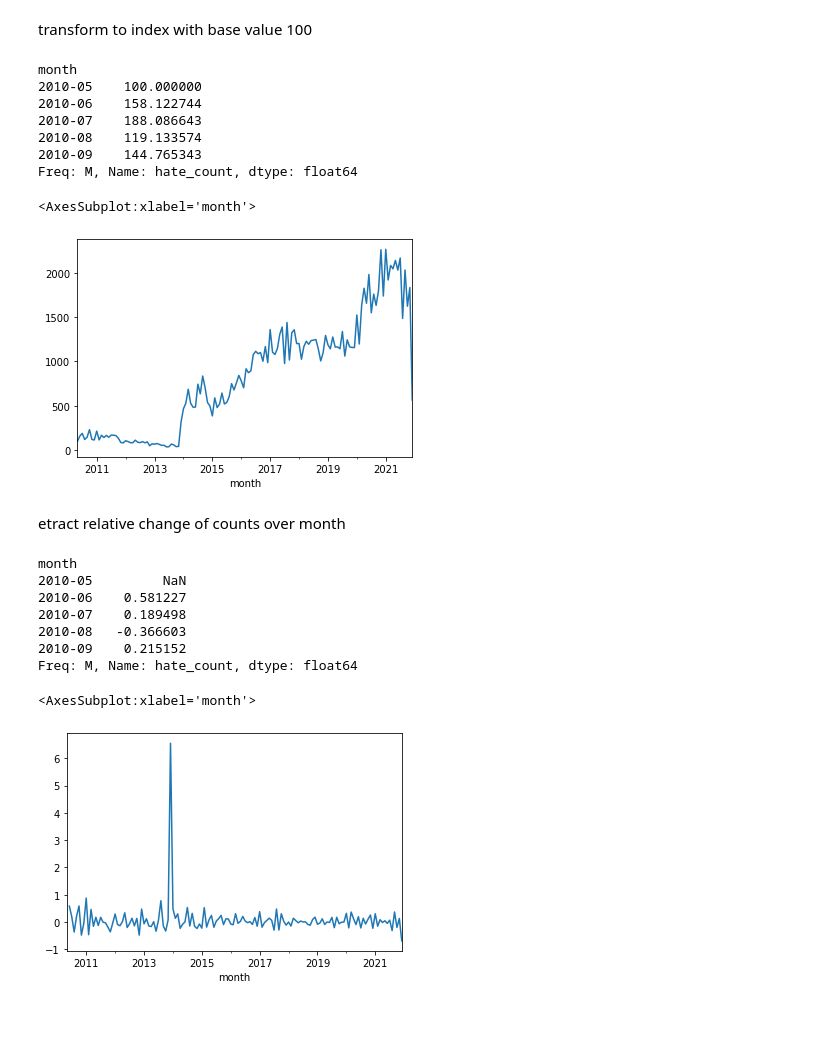
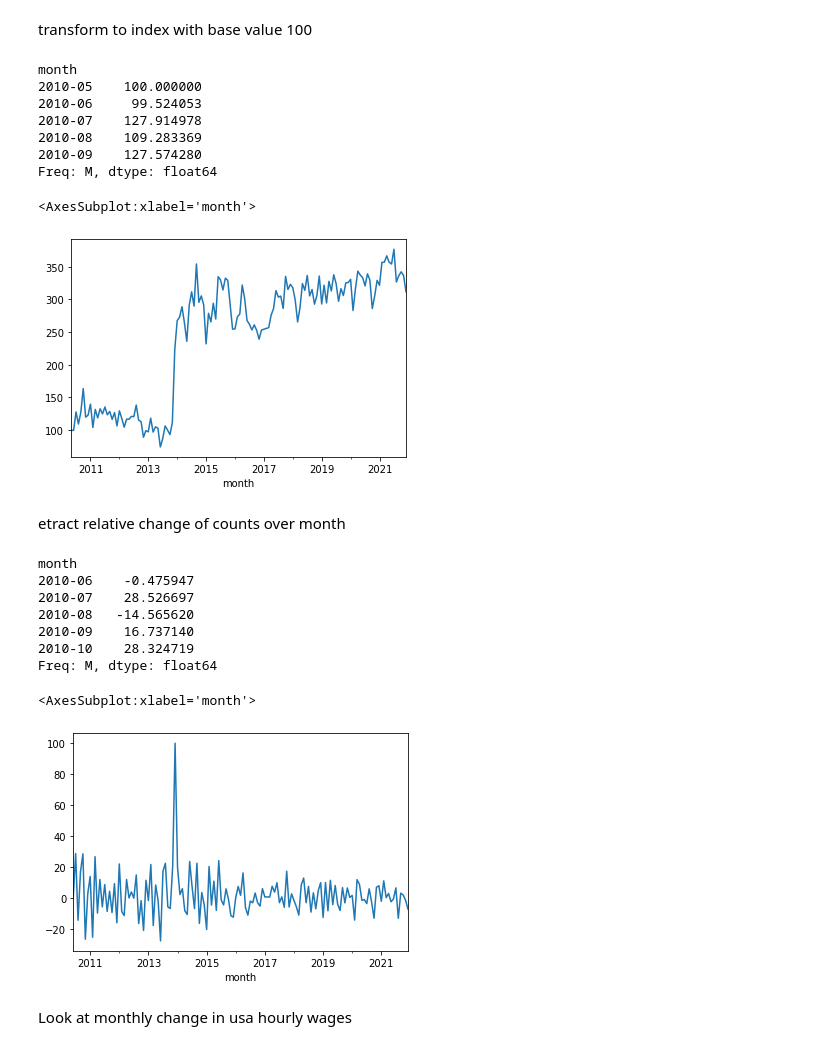
Before and after one commit to irenelopez42/4chanAnalysis, a Jupyter notebook: socioeconomics.ipynb, the cells around one changed output. Cells and saved outputs as stored; diff of their text form; code cells hidden in the pictures; blank space fills up the shorter version.

```diff
--- a/socioeconomics.ipynb
+++ b/socioeconomics.ipynb
@@ -61,5 +61,5 @@ df.head()
 # %% [markdown]
 group by month and calculate sum of hate_count
 # %%
-counts_monthly = df.groupby("month").sum()["hate_count"]
+hate_share_monthly = df.groupby("month").sum()["hate_count"] / df.groupby("month")["content"].count()
 # %%
@@ -79,21 +79,21 @@ counts_monthly.to_csv("./Counts/monthly_hate_counts.csv")
 # %% [markdown]
 transform to index with base value 100
 # %%
-counts_monthly = 100 * (counts_monthly / counts_monthly.iloc[0])
+hate_share_monthly = 100 * (hate_share_monthly / hate_share_monthly.iloc[0])
 # %%
-counts_monthly.head()
+hate_share_monthly.head()
 # %% [output]
 month
 2010-05    100.000000
-2010-06    158.122744
-2010-07    188.086643
-2010-08    119.133574
-2010-09    144.765343
-Freq: M, Name: hate_count, dtype: float64
+2010-06     99.524053
+2010-07    127.914978
+2010-08    109.283369
+2010-09    127.574280
+Freq: M, dtype: float64
 # %%
-counts_monthly.plot.line()
+hate_share_monthly.plot.line()
 # %% [output]
 <AxesSubplot:xlabel='month'>
-[figure, old version]
+[figure, new version]
 # %% [markdown]
 etract relative change of counts over month
@@ -102,15 +100,19 @@ counts_monthly_change = counts_monthly.pct_change()
+# %%
+hate_share_monthly_change = hate_share_monthly.pct_change().dropna() * 100
 # %%
-counts_monthly_change.head()
+hate_share_monthly_change.head()
 # %% [output]
 month
-2010-05         NaN
-2010-06    0.581227
-2010-07    0.189498
-2010-08   -0.366603
-2010-09    0.215152
-Freq: M, Name: hate_count, dtype: float64
+2010-06    -0.475947
+2010-07    28.526697
+2010-08   -14.565620
+2010-09    16.737140
+2010-10    28.324719
+Freq: M, dtype: float64
 # %%
-counts_monthly_change.plot.line()
+hate_share_monthly_change.plot.line()
 # %% [output]
 <AxesSubplot:xlabel='month'>
-[figure, old version]
+[figure, new version]
+# %% [markdown]
+Look at monthly change in usa hourly wages
```
Also changed, not shown: parts of 35 cells of this notebook, 2 other files.
